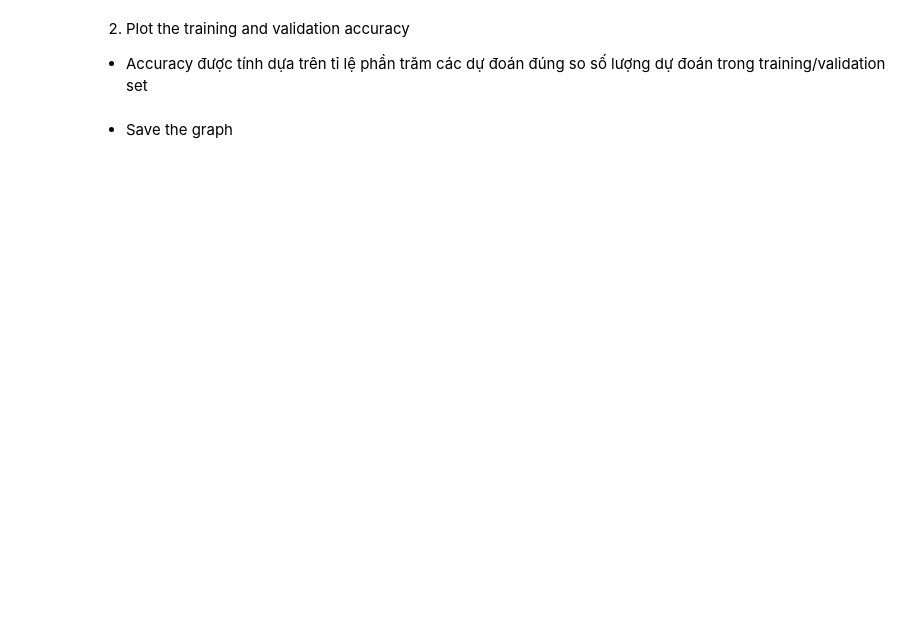
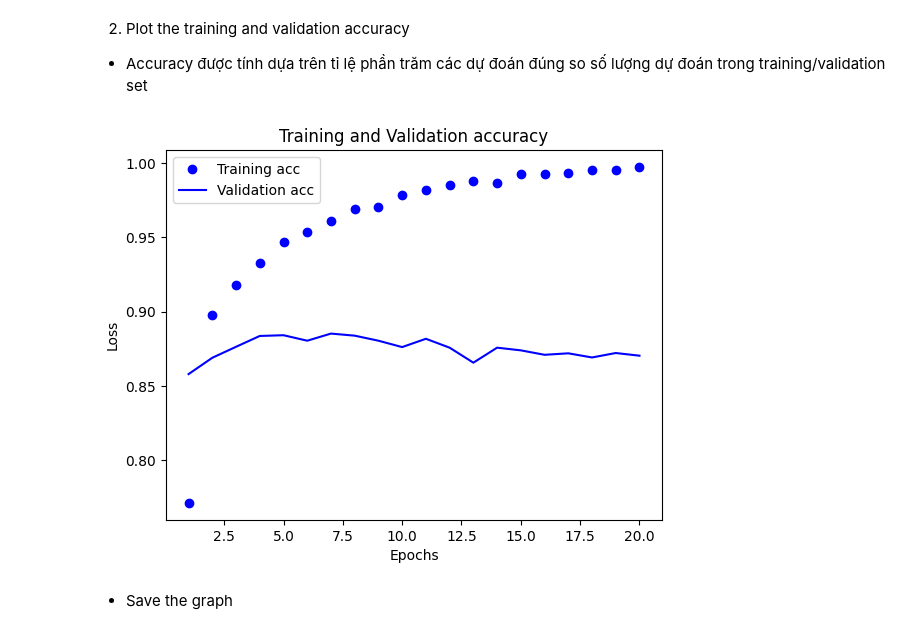
Before and after one commit to HaiDang2107/Movie_Review_Classification, a Jupyter notebook: movie_review_classification.ipynb, the cells around one changed output. Drawn from its saved outputs; the diff is of its cells as text; code cells hidden in the pictures; blank space fills up the shorter version.

```diff
--- a/movie_review_classification.ipynb
+++ b/movie_review_classification.ipynb
@@ -63,7 +61,7 @@ from keras import layers
 model = models.Sequential()
 model.add(layers.Dense(16, activation='relu', input_shape=(10000,))) # input_shape= : Xác định số features của input ~ (batch_size, features)
 model.add(layers.Dense(16, activation='relu'))
-model.add(layers.Dense(16, activation='sigmoid'))
+model.add(layers.Dense(1, activation='sigmoid'))
 # %% [markdown]
 2. Compiling the model
 
@@ -76,7 +74,7 @@ Chuẩn bị mô hình trước khi training. We choose:
 # %%
 from keras import optimizers
 
-model.compile(optimizer=optimizers.RMSprop(lr=0.001),
+model.compile(optimizer=optimizers.RMSprop(learning_rate=0.001),
               loss='binary_crossentropy',
               metrics=['accuracy'])
 # %% [markdown]
@@ -138,17 +162,19 @@ plt.savefig('/content/drive/My Drive/Colab Notebooks/loss.png')
 # %%
 plt.clf() # Clear the figure
 
-acc_values = history_dict['acc']
-val_acc_values = history_dict['val_acc'] # Tập validation
+acc_values = history_dict['accuracy']
+val_acc_values = history_dict['val_accuracy'] # Tập validation
 
 plt.plot(epochs, acc_values, 'bo', label='Training acc') # 'bo' means "blue dot"
 plt.plot(epochs, val_acc_values, 'b', label='Validation acc') # 'b' means "solid (liền mạch) blue line"
 plt.title('Training and Validation accuracy')
 plt.xlabel('Epochs')
 plt.ylabel('Loss')
 plt.legend()
 
 plt.show()
+# %% [output]
+[figure, added]
 # %% [markdown]
 - Save the graph
 # %%
```
Also changed, not shown: parts of 16 cells of this notebook.
